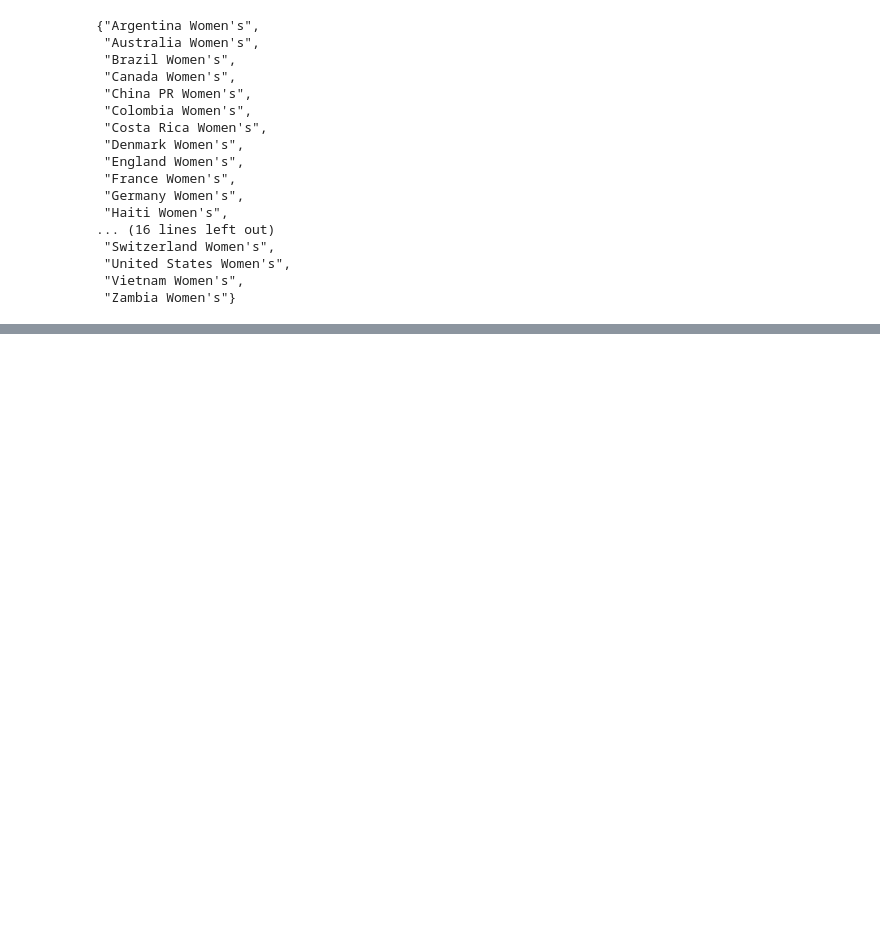
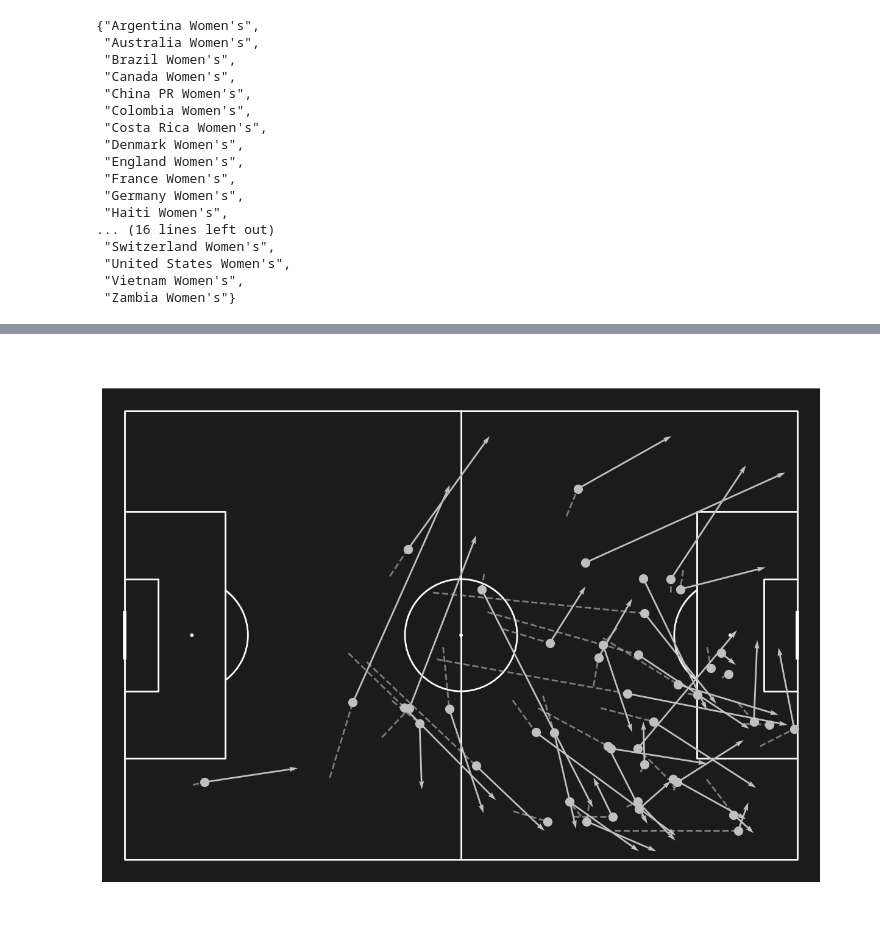
Before and after one commit to AGraciaSipan/soccermatics, a Jupyter notebook: hand-ins/1.AitanaBonmati/Untitled.ipynb, the cells around one changed output, grey strips where cells are left out. Saved outputs shown, nothing was run; the diff lists cells and outputs as text; code cells hidden in the pictures; blank space fills up the shorter version.

```diff
--- a/hand-ins/1.AitanaBonmati/Untitled.ipynb
+++ b/hand-ins/1.AitanaBonmati/Untitled.ipynb
@@ -160,0 +415,3 @@ wwc2023_events = sb.competition_events(
+# %%
+aitana_forward_pass_not_preceded_by_carry_df = forward_pass_not_preceded_by_carry_df[forward_pass_not_preceded_by_carry_df['player'] == player_name]
+aitana_forward_pass_not_preceded_by_carry_df
@@ -161 +421,60 @@ wwc2023_events = sb.competition_events(
+# %%
+only_pass_start_x = [location[0] for location in aitana_forward_pass_not_preceded_by_carry_df['location']]
+only_pass_start_y = [location[1] for location in aitana_forward_pass_not_preceded_by_carry_df['location']]
+only_pass_end_x = [location[0] for location in aitana_forward_pass_not_preceded_by_carry_df['pass_end_location']]
+only_pass_end_y = [location[1] for location in aitana_forward_pass_not_preceded_by_carry_df['pass_end_location']]
+# %%
+only_carry_start_x = [location[0] for location in aitana_forward_carry_not_followed_by_pass_df['location']]
+only_carry_start_y = [location[1] for location in aitana_forward_carry_not_followed_by_pass_df['location']]
+only_carry_end_x = [location[0] for location in aitana_forward_carry_not_followed_by_pass_df['carry_end_location']]
+only_carry_end_y = [location[1] for location in aitana_forward_carry_not_followed_by_pass_df['carry_end_location']]
+# %%
+carry_start_x = [location[0] for location in aitana_forward_carry_and_pass_df['location']]
+carry_start_y = [location[1] for location in aitana_forward_carry_and_pass_df['location']]
+pass_start_x = [location[0] for location in aitana_forward_carry_and_pass_df['pass_location']]
+pass_start_y = [location[1] for location in aitana_forward_carry_and_pass_df['pass_location']]
+pass_end_x = [location[0] for location in aitana_forward_carry_and_pass_df['pass_end_location']]
+pass_end_y = [location[1] for location in aitana_forward_carry_and_pass_df['pass_end_location']]
+# %%
+line_width = 2
+circle_size = 100
+circle_alpha = 1
+line_alpha = .6
+
+gray_color = '#c0c0c0'
+black_color = '#1B1B1B'  # '#040200', '#1B1B1B'
+
+pitch = Pitch(line_color='white', pitch_color=black_color)
+fig, ax = pitch.grid(grid_height=0.9, title_height=0.06, axis=False,
+                     endnote_height=0.04, title_space=0, endnote_space=0)
+
+# Plot passes
+pitch.scatter(only_pass_start_x, only_pass_start_y, alpha=circle_alpha, s=circle_size, color=grey_color, ax=ax['pitch'], zorder=2)
+pitch.arrows(only_pass_start_x, only_pass_start_y,
+             only_pass_end_x, only_pass_end_y,
+             color=grey_color, linestyle='-', width=line_width,
+             ax=ax['pitch'], zorder=1)
+
+# Plot carrys
+pitch.scatter(only_carry_end_x, only_carry_end_y, alpha=circle_alpha, s=circle_size, color=grey_color, ax=ax['pitch'], zorder=2)
+pitch.lines(only_carry_start_x, only_carry_start_y,
+            only_carry_end_x, only_carry_end_y,
+            color=grey_color, linestyles='--', linewidth=line_width, alpha=line_alpha,
+            ax=ax['pitch'], zorder=1)
+
+# Plot carrys + passes
+pitch.scatter(pass_start_x, pass_start_y, alpha=circle_alpha, s=circle_size, color=grey_color, ax=ax['pitch'], zorder=2)
+pitch.arrows(pass_start_x, pass_start_y,
+             pass_end_x, pass_end_y,
+             color=grey_color, linestyle='-', width=line_width,
+             ax=ax['pitch'], zorder=1)
+pitch.lines(carry_start_x, carry_start_y,
+            pass_start_x, pass_start_y,
+            color=grey_color, linestyles='--', linewidth=line_width, alpha=line_alpha,
+            ax=ax['pitch'], zorder=1)
+
+# fig.suptitle(f"{player_name} passes after carrys in match {match_id}", fontsize=30)
+plt.show()
+# %% [output]
+[figure, added]
 # %%
```
Also changed, not shown: parts of 45 cells of this notebook, 1 other file.
